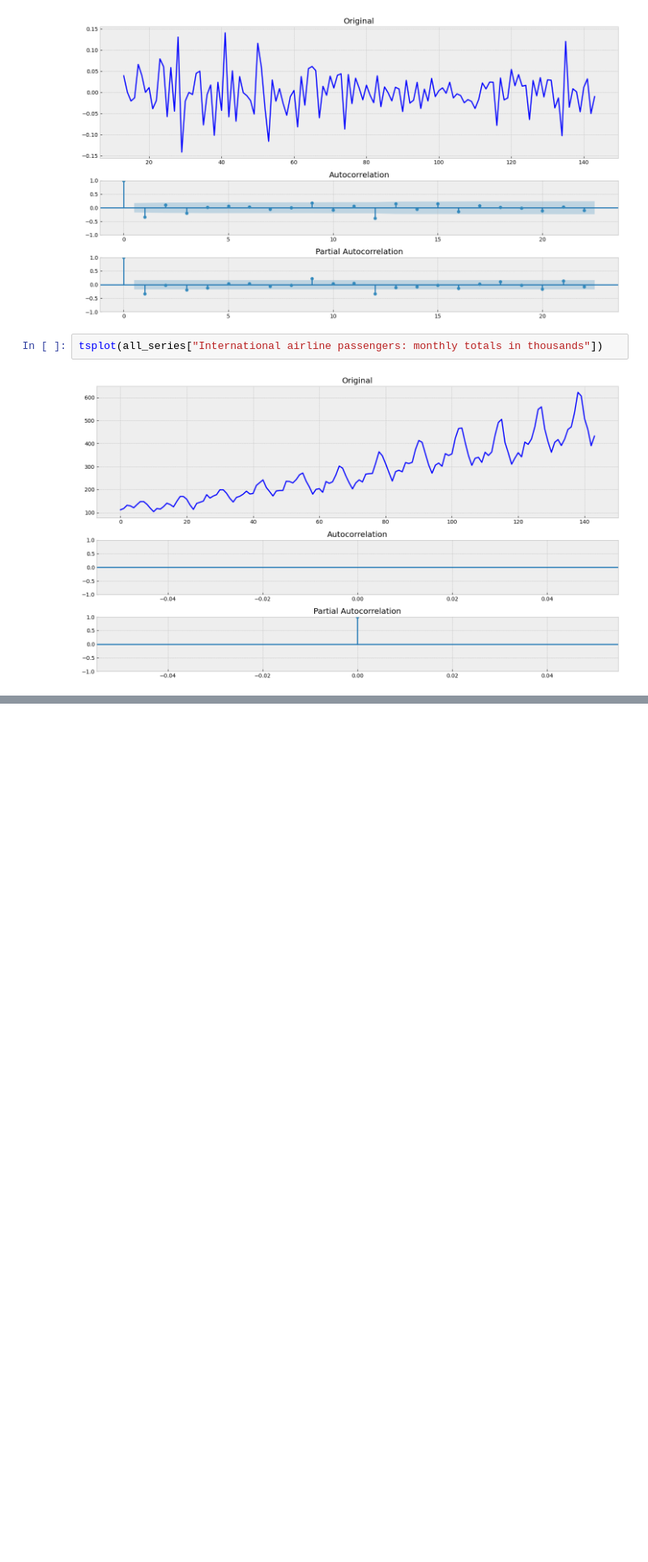
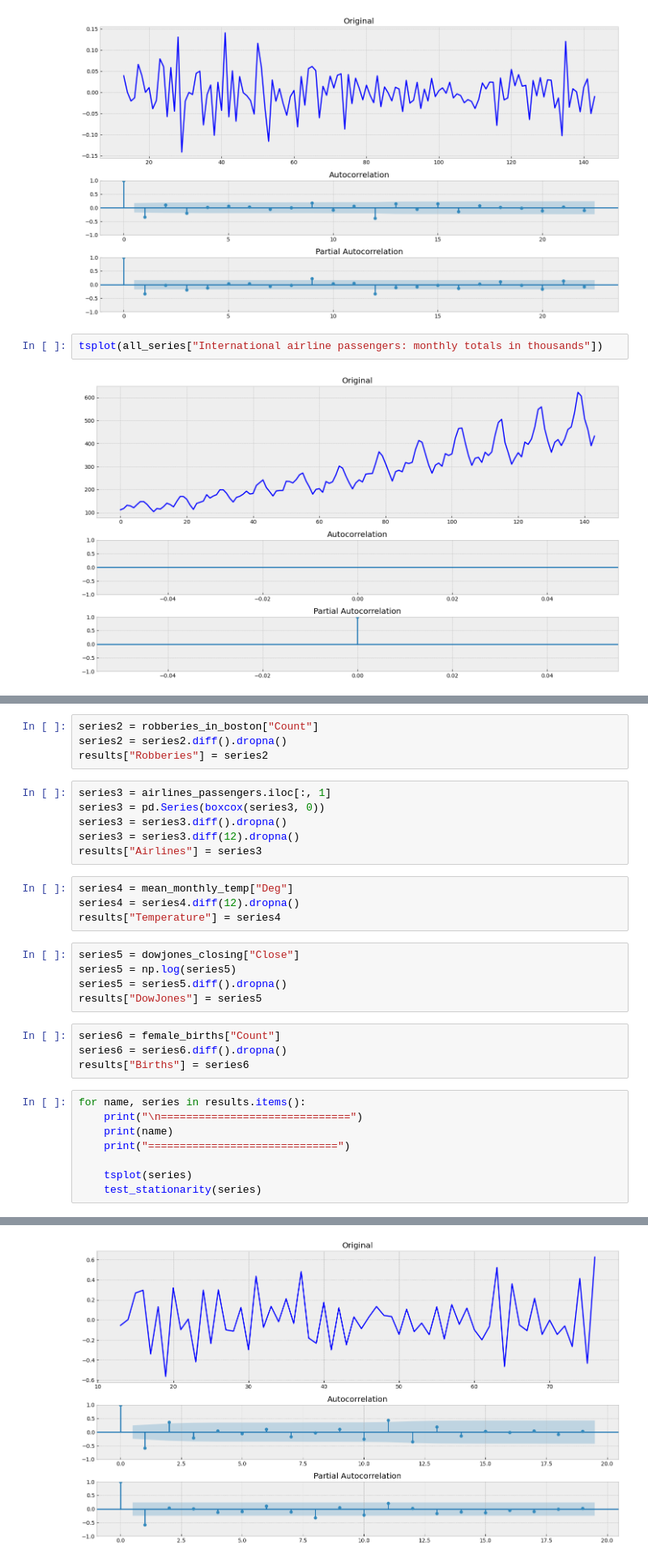
Before and after one commit to LadaBallada/New_name, a Jupyter notebook: Практика.ipynb, the cells around one changed output, grey strips where cells are left out. Shown at 81% size. Drawn from its saved outputs; the diff is of its cells as text; blank space fills up the shorter version.

```diff
--- a/Практика.ipynb
+++ b/Практика.ipynb
@@ -176,0 +185,32 @@ tsplot(all_series["International airline passengers: monthly totals in thousands
+# %%
+series2 = robberies_in_boston["Count"]
+series2 = series2.diff().dropna()
+results["Robberies"] = series2
+# %%
+series3 = airlines_passengers.iloc[:, 1]
+series3 = pd.Series(boxcox(series3, 0))
+series3 = series3.diff().dropna()
+series3 = series3.diff(12).dropna()
+results["Airlines"] = series3
+# %%
+series4 = mean_monthly_temp["Deg"]
+series4 = series4.diff(12).dropna()
+results["Temperature"] = series4
+# %%
+series5 = dowjones_closing["Close"]
+series5 = np.log(series5)
+series5 = series5.diff().dropna()
+results["DowJones"] = series5
+# %%
+series6 = female_births["Count"]
+series6 = series6.diff().dropna()
+results["Births"] = series6
+# %%
+for name, series in results.items():
+    print("\n==============================")
+    print(name)
+    print("==============================")
+
+    tsplot(series)
+    test_stationarity(series)
+# %% [output]
@@ -176,0 +234 @@ tsplot(all_series["International airline passengers: monthly totals in thousands
+[figure, added]
```
Also changed, not shown: parts of 4 cells of this notebook.
